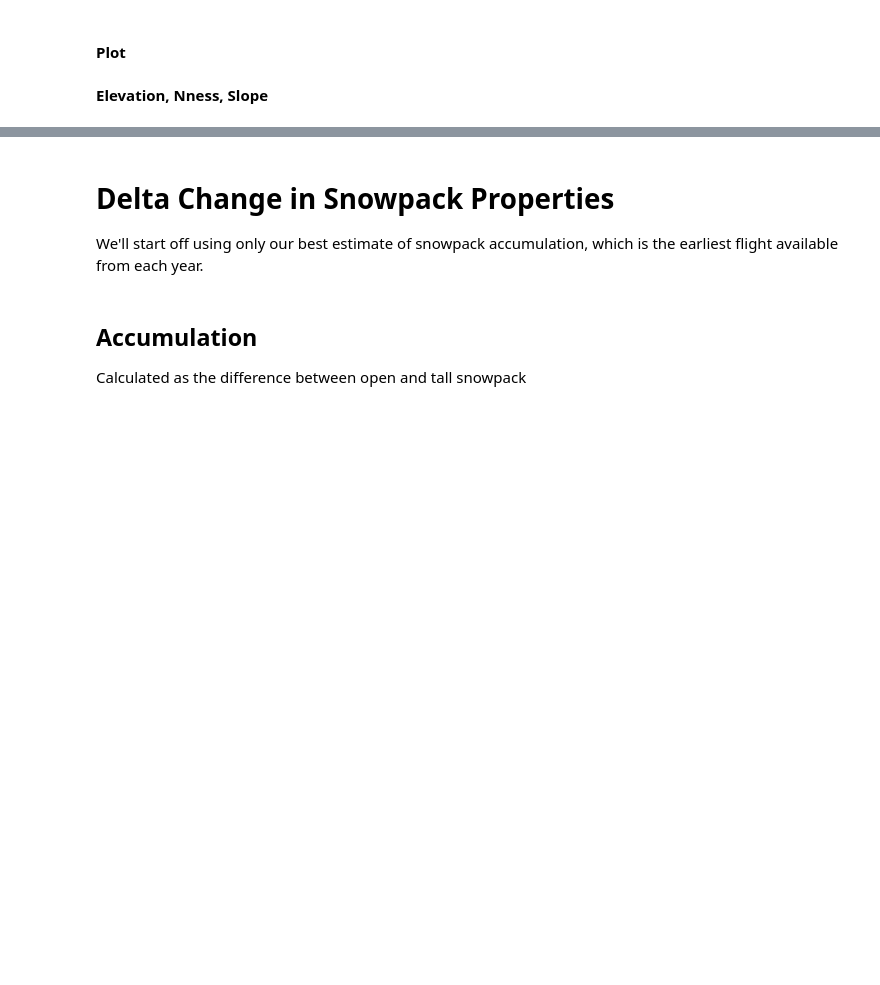
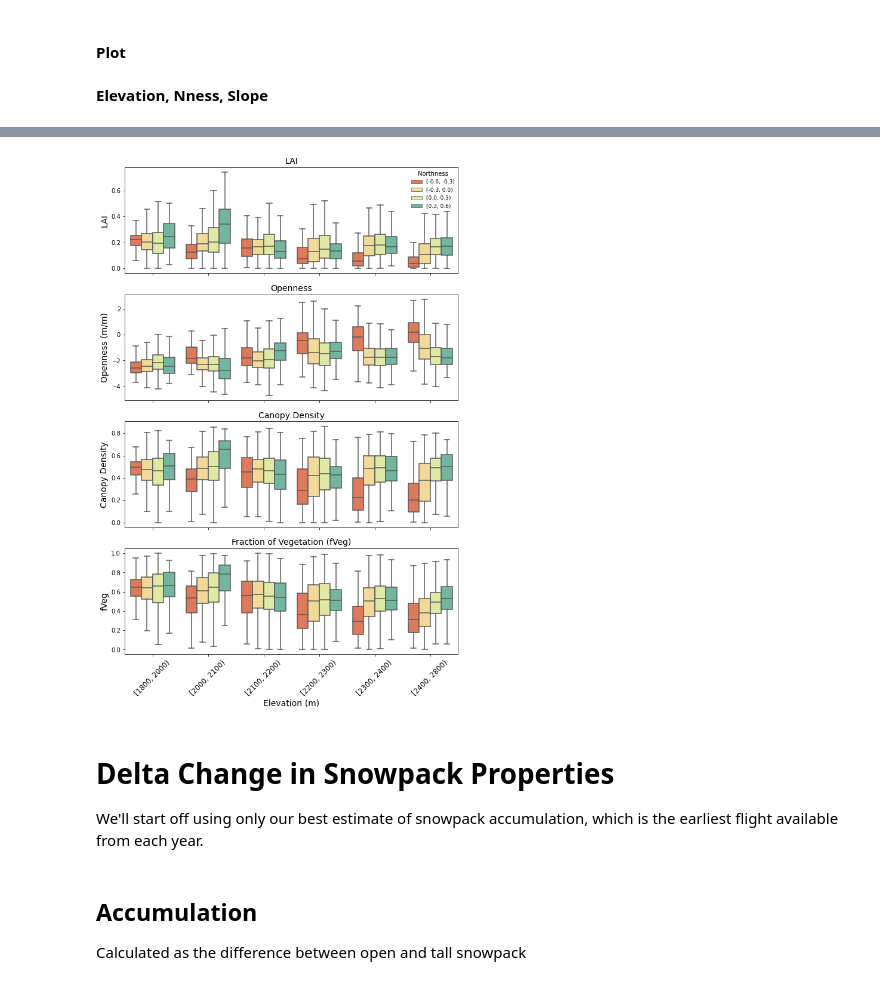
Before and after one commit to carapiske/PDAL_workflow, a Jupyter notebook: stats_workflow_SCB_NCALM.ipynb, the cells around one changed output, grey strips where cells are left out. Drawn from its saved outputs; the diff is of its cells as text; code cells hidden in the pictures; blank space fills up the shorter version.

```diff
--- a/stats_workflow_SCB_NCALM.ipynb
+++ b/stats_workflow_SCB_NCALM.ipynb
@@ -143,10 +176,33 @@ terrain vs fveg
 # %%
-nness_fveg_box, axes = plt.subplots(2,1,figsize=(10, 5), sharey=False) # create a figure axis
-sns.boxplot(ax=axes[0], data=terain_veg_dict, x='nness_bins', y="fVeg", palette = 'Greens') #, hue = 'nness_bins'
-axes[0].set_title('nness vs. fVeg'); #axes.set(xlabel = 'Vegetation Departure',ylabel = 'Northness'); axes.set_xticklabels(axes.get_xticklabels(),rotation = 45);
-#dep_nness_box.savefig('lidar_processing/python_scripts/snow_departure_project/figures/dep_nness_box.png')
-sns.boxplot(ax=axes[1], data=terain_veg_dict, x='elev_bins', y="fVeg", palette = 'Greens') #, hue = 'nness_bins'
-axes[1].set_title('elev vs. fVeg');
+elev_nness_fveg_fig, axes = plt.subplots(4,1,figsize=(10, 15), sharey=False) # create a figure axis
+sns.boxplot(ax=axes[0], data=terain_veg_dict, x='elev_bins', y="LAI", hue = 'nness_bins', showfliers = False, palette = 'Spectral') #, hue = 'nness_bins'
+axes[0].set_title('LAI', fontsize = 14); axes[0].set_xlabel(''); axes[0].set_ylabel('LAI', fontsize = 14)
+axes[0].set_xticklabels([])
+axes[0].legend(loc='upper right', borderaxespad=0.2, title= 'Northness', fontsize=9, frameon=False)
+#axes[0].text(-0.40, 0.7,"a", ha="left", va="top", size='medium', color='black', weight='normal')
+
+sns.boxplot(ax=axes[1], data=terain_veg_dict, x='elev_bins', y="openness", hue = 'nness_bins', showfliers = False,palette = 'Spectral') #, hue = 'nness_bins'
+axes[1].set_title('Openness', fontsize = 14); axes[1].set_xlabel(''); axes[1].set_ylabel('Openness (m/m)', fontsize = 14)
+axes[1].set_xticklabels([])
+#axes[1].set_yscale("log")
+axes[1].legend([],frameon=False)#(bbox_to_anchor=(1.02, 0.80), loc='upper left', borderaxespad=0, title= 'Northness', fontsize=12)
+#axes[1].text(-0.40, 0.7,"b", ha="left", va="top", size='medium', color='black', weight='normal')
+
+sns.boxplot(ax=axes[2], data=terain_veg_dict, x='elev_bins', y="canopy_den", hue = 'nness_bins', showfliers = False,palette = 'Spectral') #, hue = 'nness_bins'
+axes[2].set_title('Canopy Density', fontsize = 14); axes[2].set_xlabel(''); axes[2].set_ylabel('Canopy Density', fontsize = 14)
+axes[2].set_xticklabels([])
+axes[2].legend([],frameon=False)#bbox_to_anchor=(1.02, 0.8), loc='upper left', borderaxespad=0, title= 'Northness', fontsize=12)
+#axes[2].text(-0.40, 0.7,"c", ha="left", va="top", size='medium', color='black', weight='normal')
+
+sns.boxplot(ax=axes[3], data=terain_veg_dict, x='elev_bins', y="fVeg", hue = 'nness_bins', showfliers = False,palette = 'Spectral') #, hue = 'nness_bins'
+axes[3].set_title('Fraction of Vegetation (fVeg)', fontsize = 14); axes[3].set_xlabel('Elevation (m)', fontsize = 14); axes[3].set_ylabel('fVeg', fontsize = 14)
+axes[3].set_xticklabels(axes[3].get_xticklabels(),rotation = 45, fontsize = 12)
+axes[3].legend([],frameon=False)#bbox_to_anchor=(1.02, 0.8), loc='upper left', borderaxespad=0, title= 'Northness', fontsize=12)
+#axes[3].text(-0.40, 0.7,"d", ha="left", va="top", size='medium', color='black', weight='normal')
+
+elev_nness_fveg_fig.savefig('SCB/stats/figures/terrain_veg/elev_nness_veg_postDist.png',transparent=True,bbox_inches='tight',dpi=300)
+# %% [output]
+[figure, added]
 # %% [markdown]
 # Delta Change in Snowpack Properties
 We'll start off using only our best estimate of snowpack accumulation, which is the earliest flight available from each year. <br>
```
Also changed, not shown: parts of 134 cells of this notebook, 17 other files.
